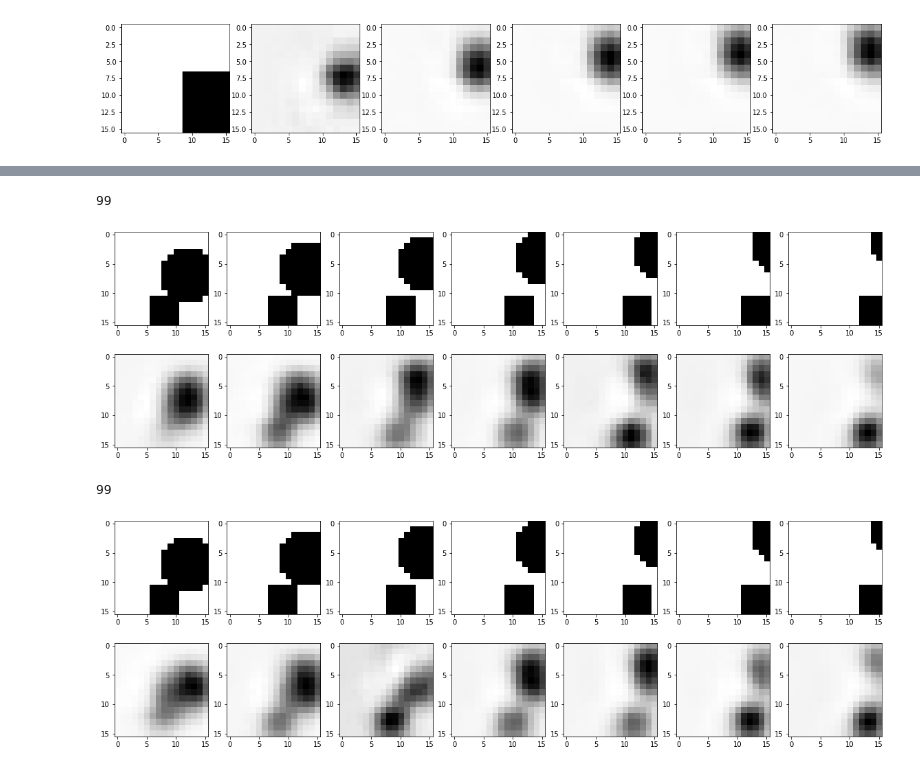
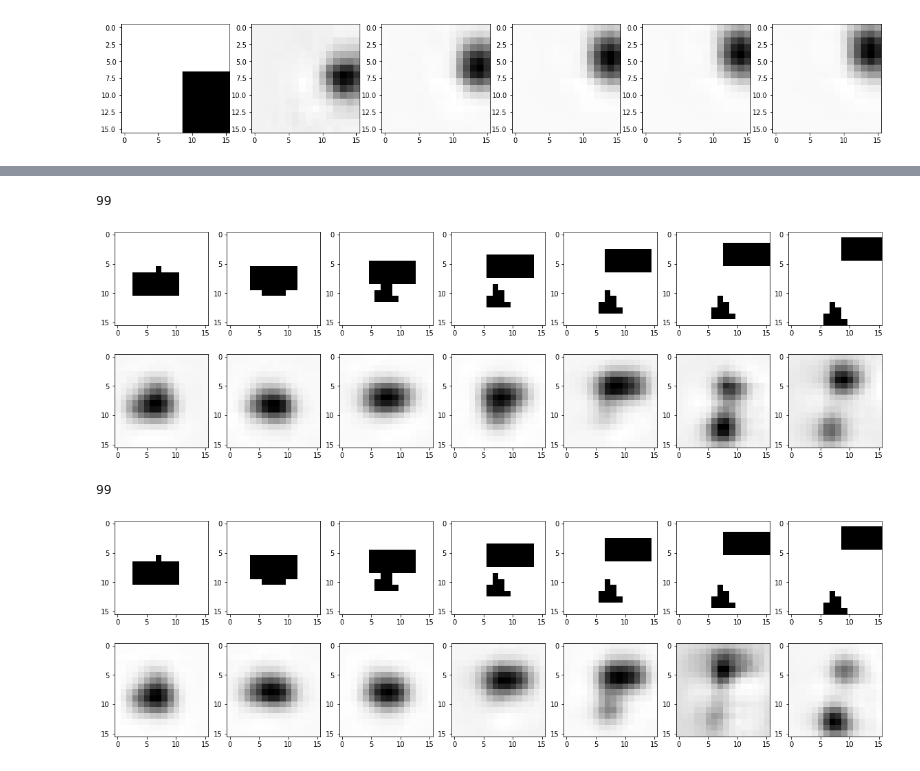
Before and after one commit to shazoop/FormMotion, a Jupyter notebook: Trial2-Tanh-OptEinsum-PyTorchPort-TranslationOnly.ipynb, the cells around one changed output, grey strips where cells are left out. Saved outputs shown, nothing was run; the diff lists cells and outputs as text; code cells hidden in the pictures.

```diff
--- a/Trial2-Tanh-OptEinsum-PyTorchPort-TranslationOnly.ipynb
+++ b/Trial2-Tanh-OptEinsum-PyTorchPort-TranslationOnly.ipynb
@@ -110,14 +110,14 @@ trainSteps = 1000
 batchSize = 25 #training
 sparsePen = 12
 derivPen = 12
-epsilon = .8 #variance of normal desntiy in the smoothed bump function.
+epsilon = 1 #variance of normal desntiy in the smoothed bump function.
 eta = .02 #learning rate of phi, the dictionary of transforms
-eta2 = .02 #learning rate of beta, the transform coeff
-eta3 = .1 #Learning rate of center
-eta4 = .2 #Learning rate of radii
-numInference = 150 #arbitrary
+eta2 = .01 #learning rate of beta, the transform coeff
+eta3 = .2 #Learning rate of center
+eta4 = .3 #Learning rate of radii
+numInference = 500 #arbitrary #training is set to 150. set to 500 here for testing vs attention.
 numInf2 = 100
-betaStep = 20 #FOR TRAINED TRANSFORMS. mini cycle for beta
+betaStep = 5 #FOR TRAINED TRANSFORMS. mini cycle for beta
 attStep = 10 #FOR TRAINED TRANSFORMS. mini cycle for center/radii
 # %%
 #Training algorithm, image sequences with one shape. No need to infer center/radii yet.
@@ -629,3 +629,25 @@ testrun = InferLocal(test[0], learnedPhi8, sparsePen, derivPen, eta2, eta3, eta4
 #                 plt.imshow(final_predictions[i].reshape((dim,dim)),cmap="Greys")
 
 #     return((beta,radius2,center))
+# %%
+#Initial local attentional window
+movie_seq = testNP[19]
+dim = int(np.sqrt(movie_seq.shape[1]))
+Input = movie_seq[:(movie_seq.shape[0]-1)]
+Output = movie_seq[1:]
+Input2 = Input.reshape((Input.shape[0],dim,dim)) #just reshape to make region of interest indices more natural
+movie_length = Input2.shape[0]
+
+center = (dim/2)*np.ones((2,movie_length,learnPhi8.shape[2])) #shape 2tk (2 since center is 2-vector). initialize centers at center of image. each center is 2-vector
+radius2 = ((dim/2+1))*np.ones((movie_length,learnPhi8.shape[2])) # shape tk.initialize radius2 at 17^2, so start off region of interest as entire image
+local_matrix = np.empty((center.shape[2], movie_length, dim,dim)) #shape is ktdd, where k is number of transforms, t is time, d is dim of image
+
+for k in range(center.shape[2]):
+    for t in range(movie_length):
+        for i in range(dim):
+            for j in range(dim):
+                local_matrix[k,t,i,j] = np.linalg.norm(np.array([i,j])-center[:,t,k])/radius2[t,k]
+local_matrix[local_matrix <= 1] = 1
+local_matrix[local_matrix > 1] = 0
+
+plt.imshow(local_matrix[0,0,:,:], cmap='Greys')
@@ -654,8 +679,8 @@ def localImageNP(Input2, movie_length, dim, center, radius2, epsilon):
             for i in range(dim):
                 for j in range(dim):
                     local_matrix[k,t,i,j] = np.linalg.norm(np.array([i,j])-center[:,t,k])/radius2[t,k]
-    local_matrix[local_matrix <= 1+ np.sqrt(epsilon)] = 1
-    local_matrix[local_matrix > 1 + np.sqrt(epsilon)] = 0
+    local_matrix[local_matrix <= 1] = 1
+    local_matrix[local_matrix > 1] = 0
 
     LocalInput2 = np.multiply(local_matrix, Input2)
 
@@ -762,14 +803,14 @@ for i in range(movie_length):
 # %%
-#this run was for 100 total cycles, 10/10 per center/radius. learning center/rad were .1/.2. Epsilon set to 1.
+#this run was for 100 total cycles, 5/10 per center/radius. learning center/rad were .1/.2. Epsilon set to 1.
 #Also, I changed local image threshold from 1+epsilon to be 1+sqrt(epsilon).
-testrun6 = InferLocalNP(testNP[19], learnPhi8, sparsePen, derivPen, eta2, eta3, eta4, betaStep, attStep, numInf2)
+testrun5 = InferLocalNP(testNP[4], learnPhi8, sparsePen, derivPen, eta2, eta3, eta4, betaStep, attStep, numInf2)
 # %% [output]
 99
-[figure, old version]
+[figure, new version]
 # %%
-#this run was for 100 total cycles, 10/10 per center/radius. learning center/rad were .5/.5. Epsilon set to 1.
+#this run was for 100 total cycles, 5/10 per center/radius. learning center/rad were .2/.3. Epsilon set to 1.
 #Also, I changed local image threshold from 1+epsilon to be 1+sqrt(epsilon).
-testrun5 = InferLocalNP(testNP[19], learnPhi8, sparsePen, derivPen, eta2, eta3, eta4, betaStep, attStep, numInf2)
+testrun2 = InferLocalNP(testNP[4], learnPhi8, sparsePen, derivPen, eta2, eta3, eta4, betaStep, attStep, numInf2)
 # %% [output]
 99
-[figure, old version]
+[figure, new version]
```
Also changed, not shown: parts of 11 cells of this notebook.
